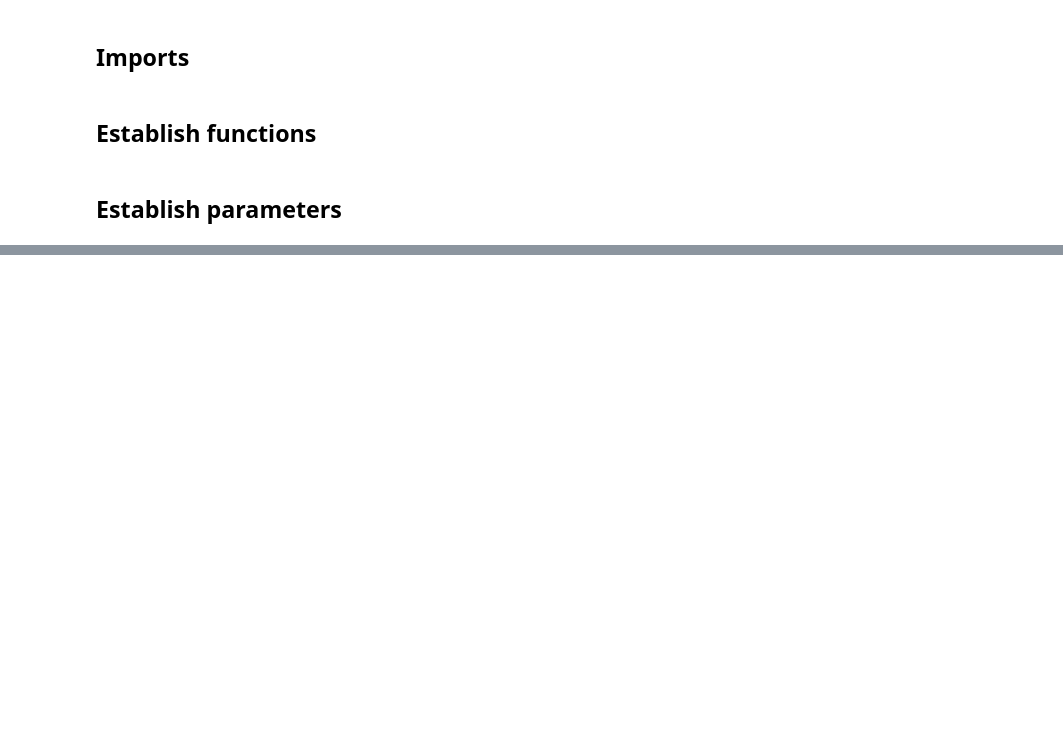
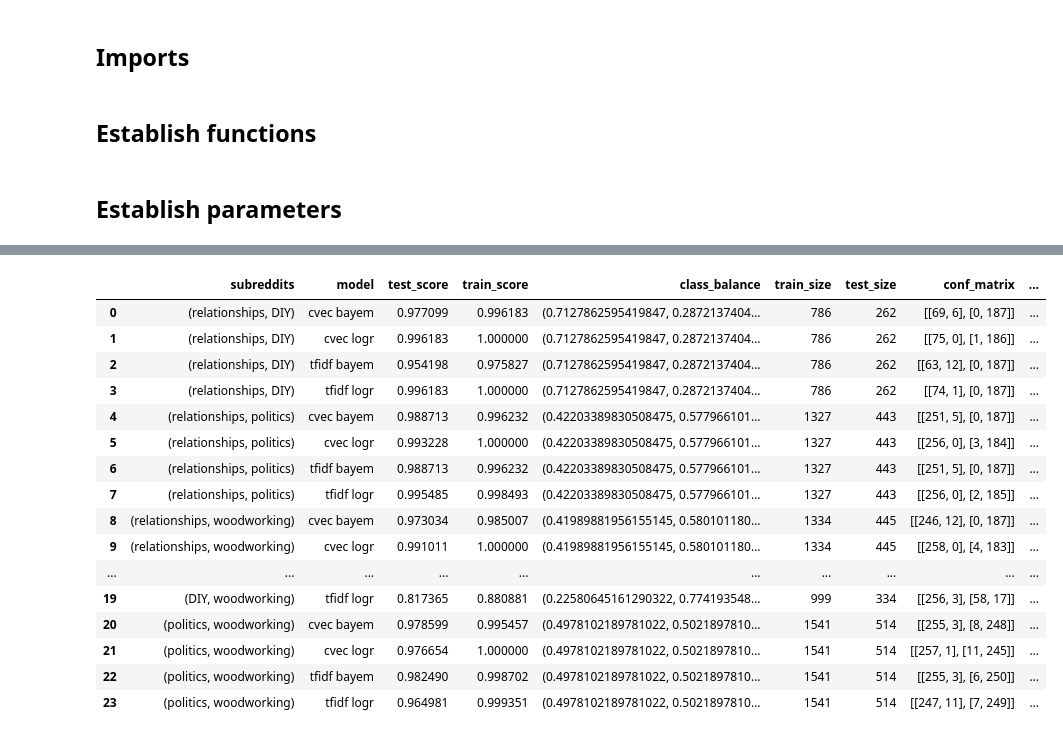
Before and after one commit to sgodfrey66/reddit_posts, a Jupyter notebook: code/Modeling.ipynb, the cells around one changed output, grey strips where cells are left out. Cells and saved outputs as stored; diff of their text form; code cells hidden in the pictures; blank space fills up the shorter version.

```diff
--- a/code/Modeling.ipynb
+++ b/code/Modeling.ipynb
@@ -279,0 +339,55 @@ y = df['subreddit']
+# %%
+# Create the modeling data
+# X_columns = ['title', 'selftext', 'comments']
+# subreddit_1 = 'relationships', subreddit_2 = 'DIY'
+sub_groups = ['relationships', 'diy','politics', 'woodworking']
+
+sg_pairs =[('relationships', 'DIY'), ('relationships', 'politics'),
+                  ('relationships', 'woodworking'), ('DIY', 'politics'),
+                  ('DIY', 'woodworking'), ('politics', 'woodworking')]
+
+model_params = [('cvec','bayem'), ('cvec','logr'),('tfidf','bayem'), ('tfidf','logr')]
+y_col = 'subreddit'
+X_columns = ['title', 'selftext']
+x_col = '_'.join(X_columns)
+
+
+model_list = []
+for pair in sg_pairs:
+    for model_p in model_params:
+        # Read in data from the database, clean data and binarize the reddit column
+        df = create_model_df(engine = engine, y = y_col, X_columns = X_columns,
+                             subreddit_1 = pair[0] , subreddit_2 = pair[1])
+
+        # Create a classification model with these parameters
+        m1 = class_model(df, x_col = x_col, y_col = y_col, vectorizer = model_p[0],
+                         model = model_p[1], random_state = 42, subreddit_1 = pair[0], subreddit_2 = pair[1])
+
+        # appedn this model output to the dictionary
+        model_list.append(m1)
+
+model_lib = pd.DataFrame(model_list)
+model_lib = model_lib[['subreddits', 'model', 'test_score', 'train_score', 'class_balance', 'train_size',
+                       'test_size', 'conf_matrix', 'best_param','features', 'pred', 'proba', 'vector_matrix', 'vocabulary',
+                       'y', 'y_test', 'y_train']]
+# %%
+model_lib
+# print(model_lib.columns)
+# %% [output]
+|  | subreddits | model | test_score | train_score | class_balance | train_size | test_size | conf_matrix | ... |
+| 0 | (relationships, DIY) | cvec bayem | 0.977099 | 0.996183 | (0.7127862595419847, 0.2872137404... | 786 | 262 | [[69, 6], [0, 187]] | ... |
+| 1 | (relationships, DIY) | cvec logr | 0.996183 | 1.000000 | (0.7127862595419847, 0.2872137404... | 786 | 262 | [[75, 0], [1, 186]] | ... |
+| 2 | (relationships, DIY) | tfidf bayem | 0.954198 | 0.975827 | (0.7127862595419847, 0.2872137404... | 786 | 262 | [[63, 12], [0, 187]] | ... |
+| 3 | (relationships, DIY) | tfidf logr | 0.996183 | 1.000000 | (0.7127862595419847, 0.2872137404... | 786 | 262 | [[74, 1], [0, 187]] | ... |
+| 4 | (relationships, politics) | cvec bayem | 0.988713 | 0.996232 | (0.42203389830508475, 0.577966101... | 1327 | 443 | [[251, 5], [0, 187]] | ... |
+| 5 | (relationships, politics) | cvec logr | 0.993228 | 1.000000 | (0.42203389830508475, 0.577966101... | 1327 | 443 | [[256, 0], [3, 184]] | ... |
+| 6 | (relationships, politics) | tfidf bayem | 0.988713 | 0.996232 | (0.42203389830508475, 0.577966101... | 1327 | 443 | [[251, 5], [0, 187]] | ... |
+| 7 | (relationships, politics) | tfidf logr | 0.995485 | 0.998493 | (0.42203389830508475, 0.577966101... | 1327 | 443 | [[256, 0], [2, 185]] | ... |
+| 8 | (relationships, woodworking) | cvec bayem | 0.973034 | 0.985007 | (0.41989881956155145, 0.580101180... | 1334 | 445 | [[246, 12], [0, 187]] | ... |
+| 9 | (relationships, woodworking) | cvec logr | 0.991011 | 1.000000 | (0.41989881956155145, 0.580101180... | 1334 | 445 | [[258, 0], [4, 183]] | ... |
+| ... | ... | ... | ... | ... | ... | ... | ... | ... | ... |
+| 19 | (DIY, woodworking) | tfidf logr | 0.817365 | 0.880881 | (0.22580645161290322, 0.774193548... | 999 | 334 | [[256, 3], [58, 17]] | ... |
+| 20 | (politics, woodworking) | cvec bayem | 0.978599 | 0.995457 | (0.4978102189781022, 0.5021897810... | 1541 | 514 | [[255, 3], [8, 248]] | ... |
+| 21 | (politics, woodworking) | cvec logr | 0.976654 | 1.000000 | (0.4978102189781022, 0.5021897810... | 1541 | 514 | [[257, 1], [11, 245]] | ... |
+| 22 | (politics, woodworking) | tfidf bayem | 0.982490 | 0.998702 | (0.4978102189781022, 0.5021897810... | 1541 | 514 | [[255, 3], [6, 250]] | ... |
+| 23 | (politics, woodworking) | tfidf logr | 0.964981 | 0.999351 | (0.4978102189781022, 0.5021897810... | 1541 | 514 | [[247, 11], [7, 249]] | ... |
```
Also changed, not shown: parts of 28 cells of this notebook, 1 other file.
